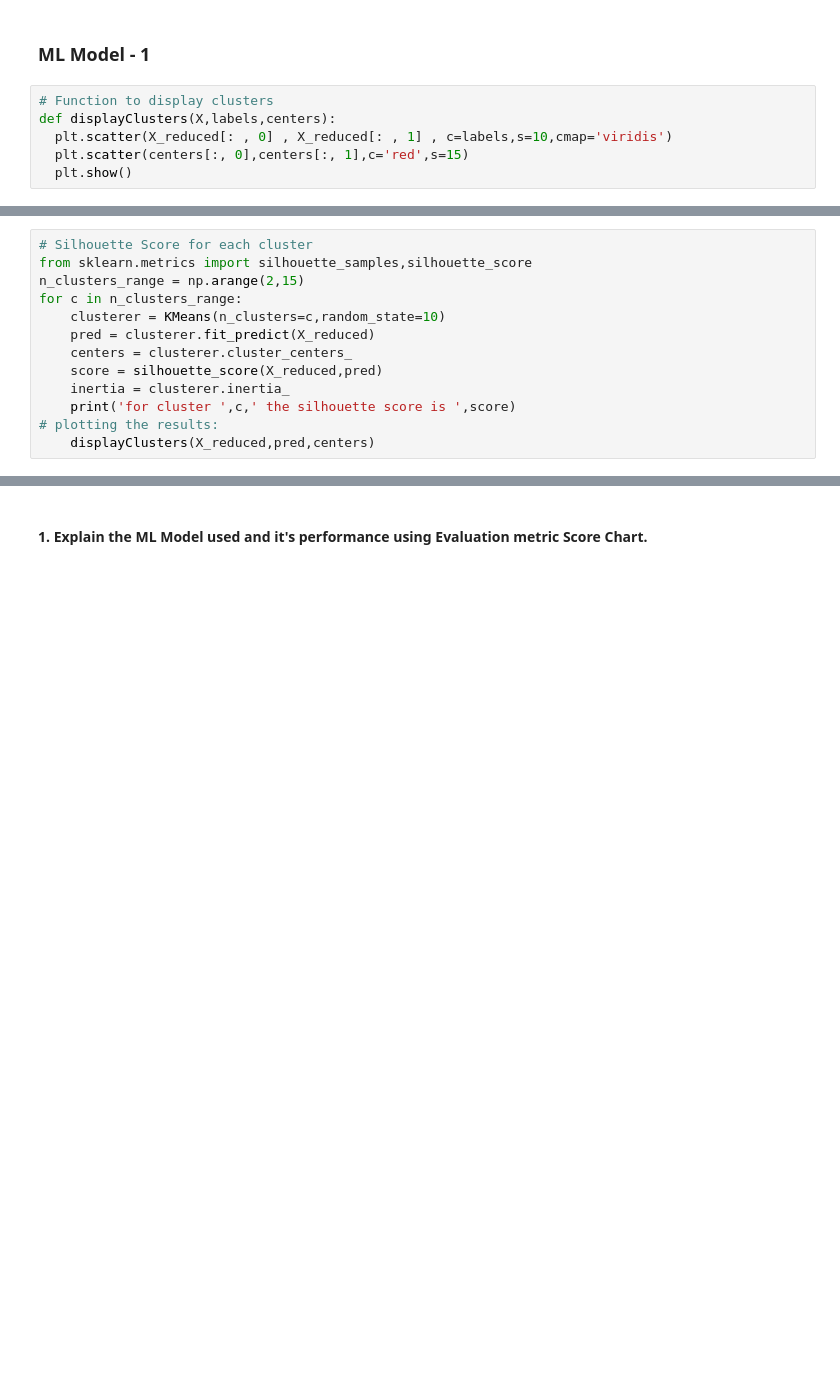
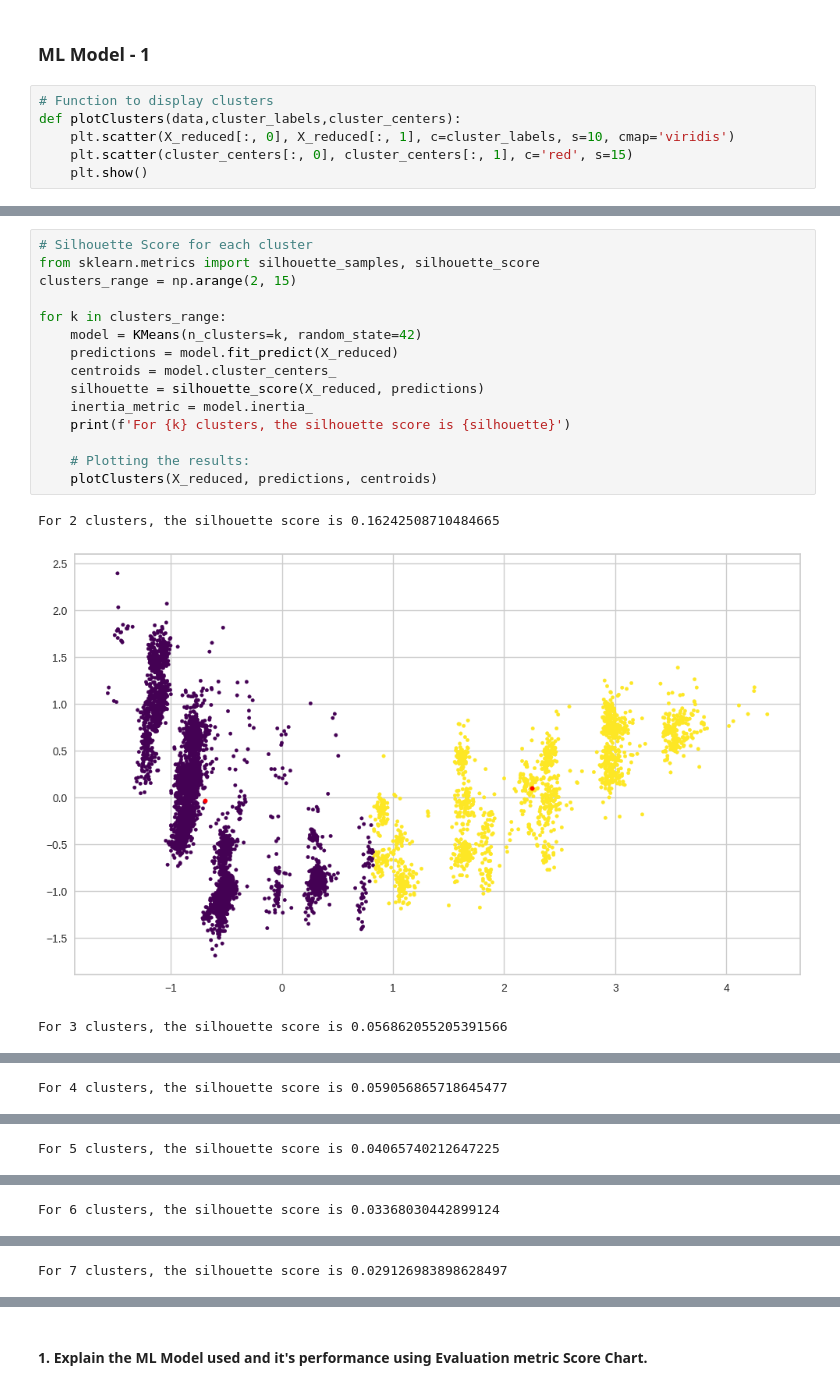
Before and after one commit to Manikanta898/Unsupervised-ML---Netflix-Movies-and-TV-Shows-Clustering, a Jupyter notebook: Netflix_Movies_and_TV_Shows_Clustering.ipynb, the cells around one changed output, grey strips where cells are left out. Cells and saved outputs as stored; diff of their text form; blank space fills up the shorter version.

```diff
--- a/Netflix_Movies_and_TV_Shows_Clustering.ipynb
+++ b/Netflix_Movies_and_TV_Shows_Clustering.ipynb
@@ -1049,10 +1049,10 @@ I used principal component analysis.
 ### ML Model - 1
 # %%
 # Function to display clusters
-def displayClusters(X,labels,centers):
-  plt.scatter(X_reduced[: , 0] , X_reduced[: , 1] , c=labels,s=10,cmap='viridis')
-  plt.scatter(centers[:, 0],centers[:, 1],c='red',s=15)
-  plt.show()
+def plotClusters(data,cluster_labels,cluster_centers):
+    plt.scatter(X_reduced[:, 0], X_reduced[:, 1], c=cluster_labels, s=10, cmap='viridis')
+    plt.scatter(cluster_centers[:, 0], cluster_centers[:, 1], c='red', s=15)
+    plt.show()
 # %%
 from sklearn.cluster import KMeans,AgglomerativeClustering,DBSCAN
 from yellowbrick.cluster import KElbowVisualizer
@@ -1068,13 +1070,19 @@ plt.show()
 # %%
 # Silhouette Score for each cluster
-from sklearn.metrics import silhouette_samples,silhouette_score
-n_clusters_range = np.arange(2,15)
-for c in n_clusters_range:
-    clusterer = KMeans(n_clusters=c,random_state=10)
-    pred = clusterer.fit_predict(X_reduced)
-    centers = clusterer.cluster_centers_
-    score = silhouette_score(X_reduced,pred)
-    inertia = clusterer.inertia_
-    print('for cluster ',c,' the silhouette score is ',score)
-# plotting the results:
-    displayClusters(X_reduced,pred,centers)
+from sklearn.metrics import silhouette_samples, silhouette_score
+clusters_range = np.arange(2, 15)
+
+for k in clusters_range:
+    model = KMeans(n_clusters=k, random_state=42)
+    predictions = model.fit_predict(X_reduced)
+    centroids = model.cluster_centers_
+    silhouette = silhouette_score(X_reduced, predictions)
+    inertia_metric = model.inertia_
+    print(f'For {k} clusters, the silhouette score is {silhouette}')
+
+    # Plotting the results:
+    plotClusters(X_reduced, predictions, centroids)
+# %% [output]
+For 2 clusters, the silhouette score is 0.16242508710484665
+[figure, added]
+For 3 clusters, the silhouette score is 0.056862055205391566
@@ -1080,0 +1090 @@ for c in n_clusters_range:
+For 4 clusters, the silhouette score is 0.059056865718645477
@@ -1080,0 +1092 @@ for c in n_clusters_range:
+For 5 clusters, the silhouette score is 0.04065740212647225
@@ -1080,0 +1094 @@ for c in n_clusters_range:
+For 6 clusters, the silhouette score is 0.03368030442899124
@@ -1080,0 +1096 @@ for c in n_clusters_range:
+For 7 clusters, the silhouette score is 0.029126983898628497
```
Also changed, not shown: parts of 19 cells of this notebook.
